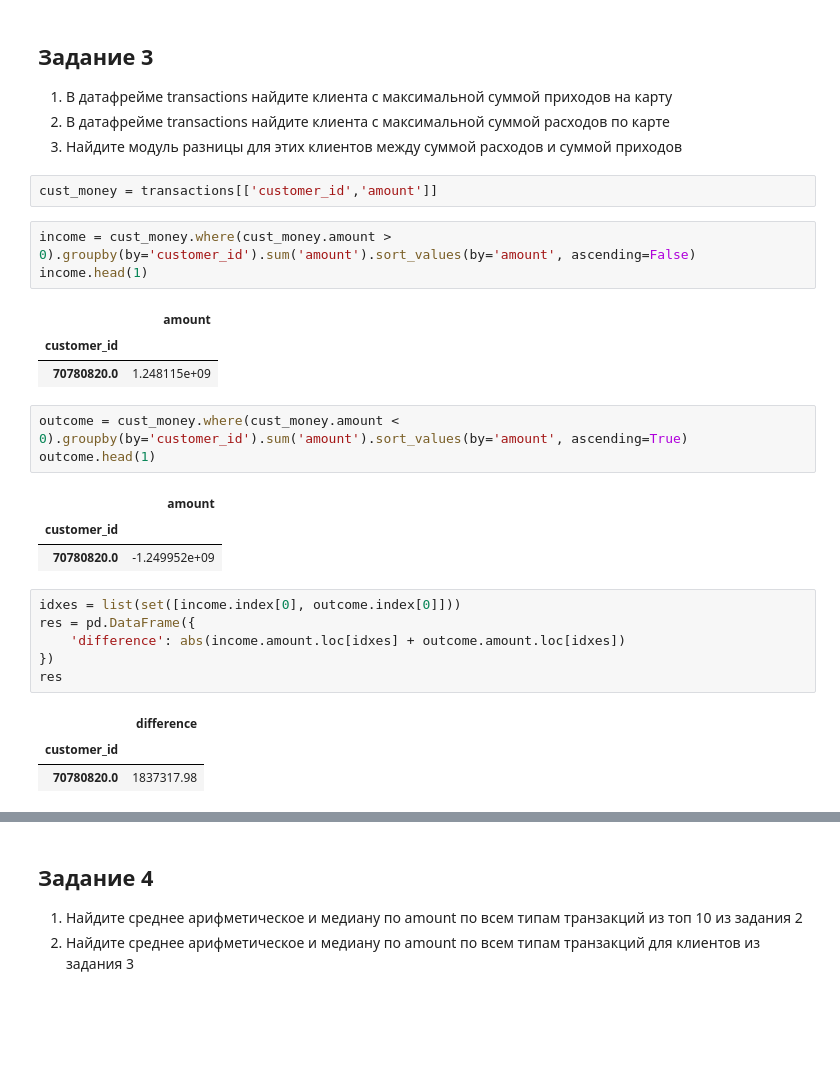
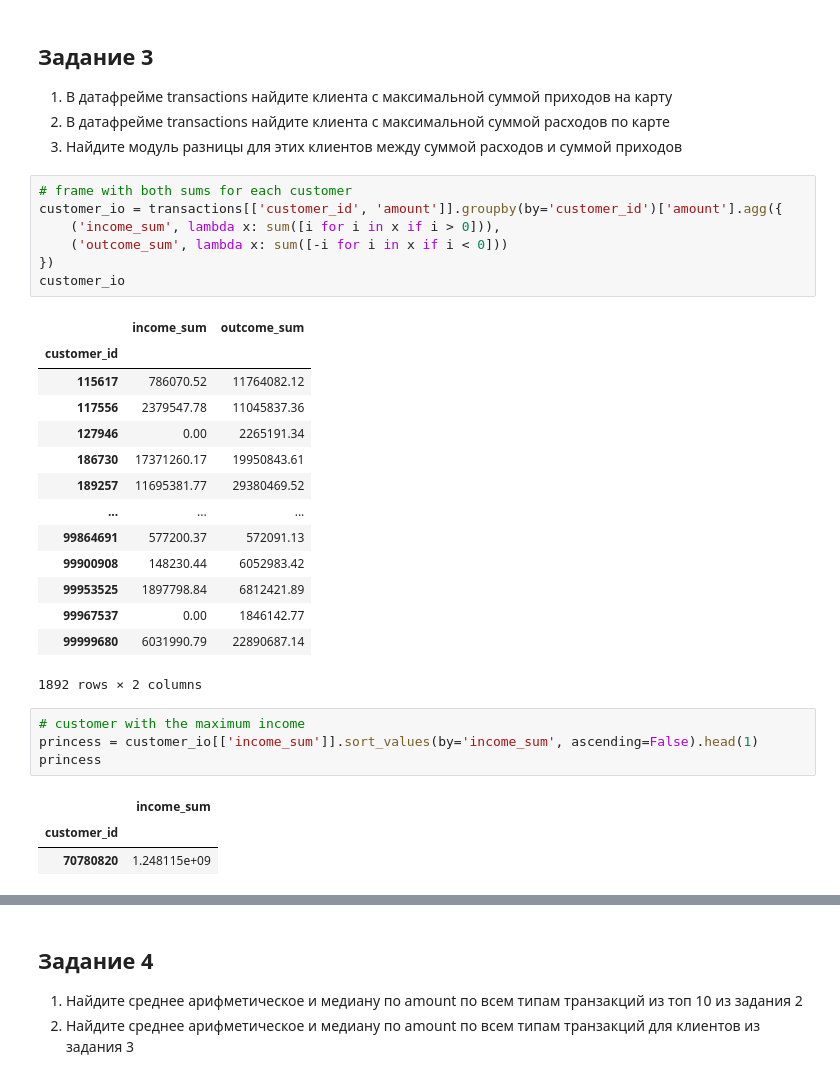
Before and after one commit to eispoohw/CS493-Math-Methods-in-ML, a Jupyter notebook: lab2.ipynb, the cells around one changed output, grey strips where cells are left out. Cells and saved outputs as stored; diff of their text form; blank space fills up the shorter version.

```diff
--- a/lab2.ipynb
+++ b/lab2.ipynb
@@ -190,29 +190,33 @@ freq_desc
 1. В датафрейме transactions найдите клиента с максимальной суммой приходов на карту
 2. В датафрейме transactions найдите клиента с максимальной суммой расходов по карте
 3. Найдите модуль разницы для этих клиентов между суммой расходов и суммой приходов
-# %%
-cust_money = transactions[['customer_id','amount']]
-# %%
-income = cust_money.where(cust_money.amount > 0).groupby(by='customer_id').sum('amount').sort_values(by='amount', ascending=False)
-income.head(1)
-# %% [output]
-|  | amount |
-| customer_id |  |
-| 70780820.0 | 1.248115e+09 |
-# %%
-outcome = cust_money.where(cust_money.amount < 0).groupby(by='customer_id').sum('amount').sort_values(by='amount', ascending=True)
-outcome.head(1)
-# %% [output]
-|  | amount |
-| customer_id |  |
-| 70780820.0 | -1.249952e+09 |
-# %%
-idxes = list(set([income.index[0], outcome.index[0]]))
-res = pd.DataFrame({
-    'difference': abs(income.amount.loc[idxes] + outcome.amount.loc[idxes])
-})
-res
-# %% [output]
-|  | difference |
-| customer_id |  |
-| 70780820.0 | 1837317.98 |
+# %%
+# frame with both sums for each customer
+customer_io = transactions[['customer_id', 'amount']].groupby(by='customer_id')['amount'].agg({
+    ('income_sum', lambda x: sum([i for i in x if i > 0])),
+    ('outcome_sum', lambda x: sum([-i for i in x if i < 0]))
+})
+customer_io
+# %% [output]
+|  | income_sum | outcome_sum |
+| customer_id |  |  |
+| 115617 | 786070.52 | 11764082.12 |
+| 117556 | 2379547.78 | 11045837.36 |
+| 127946 | 0.00 | 2265191.34 |
+| 186730 | 17371260.17 | 19950843.61 |
+| 189257 | 11695381.77 | 29380469.52 |
+| ... | ... | ... |
+| 99864691 | 577200.37 | 572091.13 |
+| 99900908 | 148230.44 | 6052983.42 |
+| 99953525 | 1897798.84 | 6812421.89 |
+| 99967537 | 0.00 | 1846142.77 |
+| 99999680 | 6031990.79 | 22890687.14 |
+1892 rows × 2 columns
+# %%
+# customer with the maximum income
+princess = customer_io[['income_sum']].sort_values(by='income_sum', ascending=False).head(1)
+princess
+# %% [output]
+|  | income_sum |
+| customer_id |  |
+| 70780820 | 1.248115e+09 |
```
Also changed, not shown: parts of 16 cells of this notebook.
